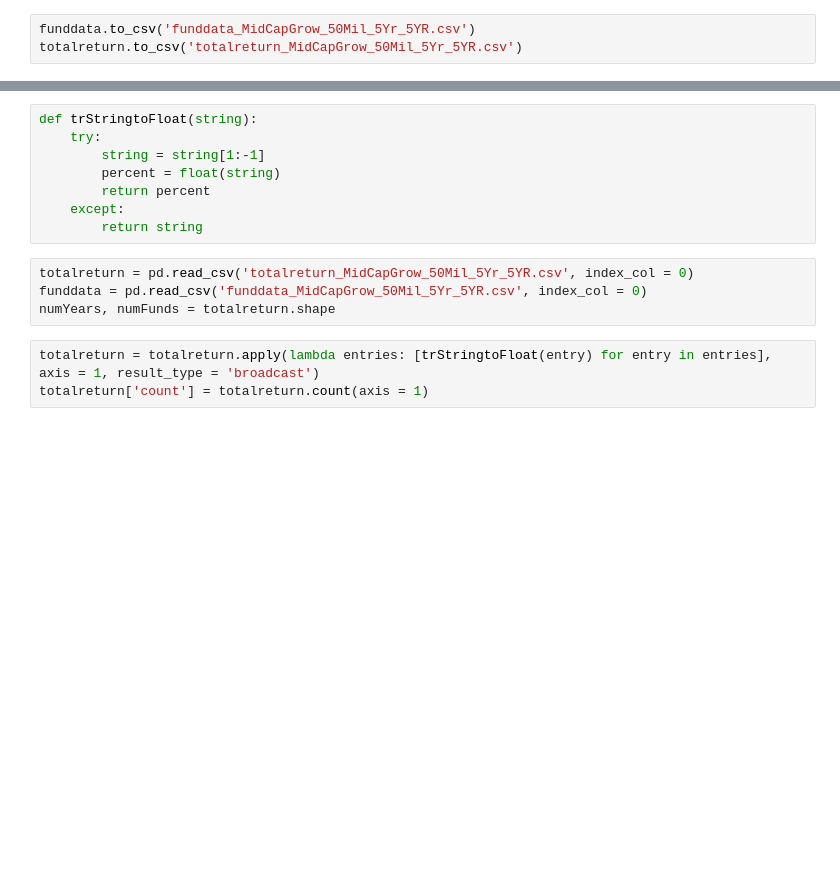
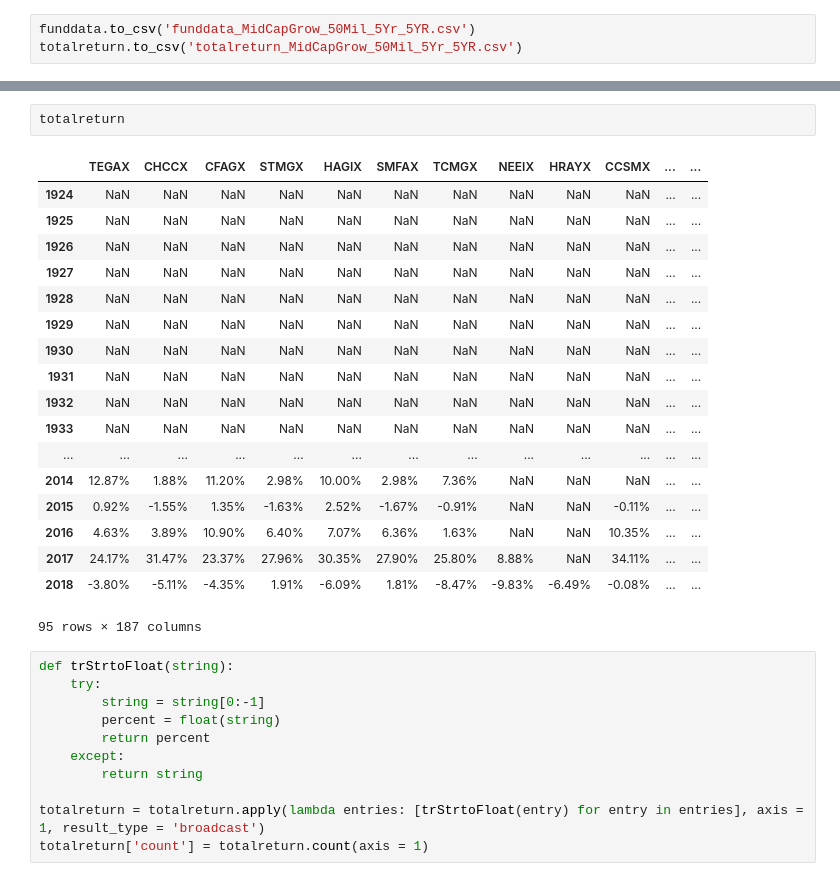
Before and after one commit to jennywang24/mutual-fund-comparisons, a Jupyter notebook: Yahoo Finance Scraping.ipynb, the cells around one changed output, grey strips where cells are left out. Cells and saved outputs as stored; diff of their text form; blank space fills up the shorter version.

```diff
--- a/Yahoo Finance Scraping.ipynb
+++ b/Yahoo Finance Scraping.ipynb
@@ -171,15 +173,32 @@ totalreturn.to_csv('totalreturn_MidCapGrow_50Mil_5Yr_5YR.csv')
+# %%
+totalreturn
+# %% [output]
+|  | TEGAX | CHCCX | CFAGX | STMGX | HAGIX | SMFAX | TCMGX | NEEIX | HRAYX | CCSMX | ... | ... |
+| 1924 | NaN | NaN | NaN | NaN | NaN | NaN | NaN | NaN | NaN | NaN | ... | ... |
+| 1925 | NaN | NaN | NaN | NaN | NaN | NaN | NaN | NaN | NaN | NaN | ... | ... |
+| 1926 | NaN | NaN | NaN | NaN | NaN | NaN | NaN | NaN | NaN | NaN | ... | ... |
+| 1927 | NaN | NaN | NaN | NaN | NaN | NaN | NaN | NaN | NaN | NaN | ... | ... |
+| 1928 | NaN | NaN | NaN | NaN | NaN | NaN | NaN | NaN | NaN | NaN | ... | ... |
+| 1929 | NaN | NaN | NaN | NaN | NaN | NaN | NaN | NaN | NaN | NaN | ... | ... |
+| 1930 | NaN | NaN | NaN | NaN | NaN | NaN | NaN | NaN | NaN | NaN | ... | ... |
+| 1931 | NaN | NaN | NaN | NaN | NaN | NaN | NaN | NaN | NaN | NaN | ... | ... |
+| 1932 | NaN | NaN | NaN | NaN | NaN | NaN | NaN | NaN | NaN | NaN | ... | ... |
+| 1933 | NaN | NaN | NaN | NaN | NaN | NaN | NaN | NaN | NaN | NaN | ... | ... |
+| ... | ... | ... | ... | ... | ... | ... | ... | ... | ... | ... | ... | ... |
+| 2014 | 12.87% | 1.88% | 11.20% | 2.98% | 10.00% | 2.98% | 7.36% | NaN | NaN | NaN | ... | ... |
+| 2015 | 0.92% | -1.55% | 1.35% | -1.63% | 2.52% | -1.67% | -0.91% | NaN | NaN | -0.11% | ... | ... |
+| 2016 | 4.63% | 3.89% | 10.90% | 6.40% | 7.07% | 6.36% | 1.63% | NaN | NaN | 10.35% | ... | ... |
+| 2017 | 24.17% | 31.47% | 23.37% | 27.96% | 30.35% | 27.90% | 25.80% | 8.88% | NaN | 34.11% | ... | ... |
+| 2018 | -3.80% | -5.11% | -4.35% | 1.91% | -6.09% | 1.81% | -8.47% | -9.83% | -6.49% | -0.08% | ... | ... |
+95 rows × 187 columns
 # %%
-def trStringtoFloat(string):
+def trStrtoFloat(string):
     try:
-        string = string[1:-1]
+        string = string[0:-1]
         percent = float(string)
         return percent
     except:
         return string
+
+totalreturn = totalreturn.apply(lambda entries: [trStrtoFloat(entry) for entry in entries], axis = 1, result_type = 'broadcast')
+totalreturn['count'] = totalreturn.count(axis = 1)
-# %%
-totalreturn = pd.read_csv('totalreturn_MidCapGrow_50Mil_5Yr_5YR.csv', index_col = 0)
-funddata = pd.read_csv('funddata_MidCapGrow_50Mil_5Yr_5YR.csv', index_col = 0)
-numYears, numFunds = totalreturn.shape
-# %%
-totalreturn = totalreturn.apply(lambda entries: [trStringtoFloat(entry) for entry in entries], axis = 1, result_type = 'broadcast')
-totalreturn['count'] = totalreturn.count(axis = 1)
```
Also changed, not shown: parts of 18 cells of this notebook.
